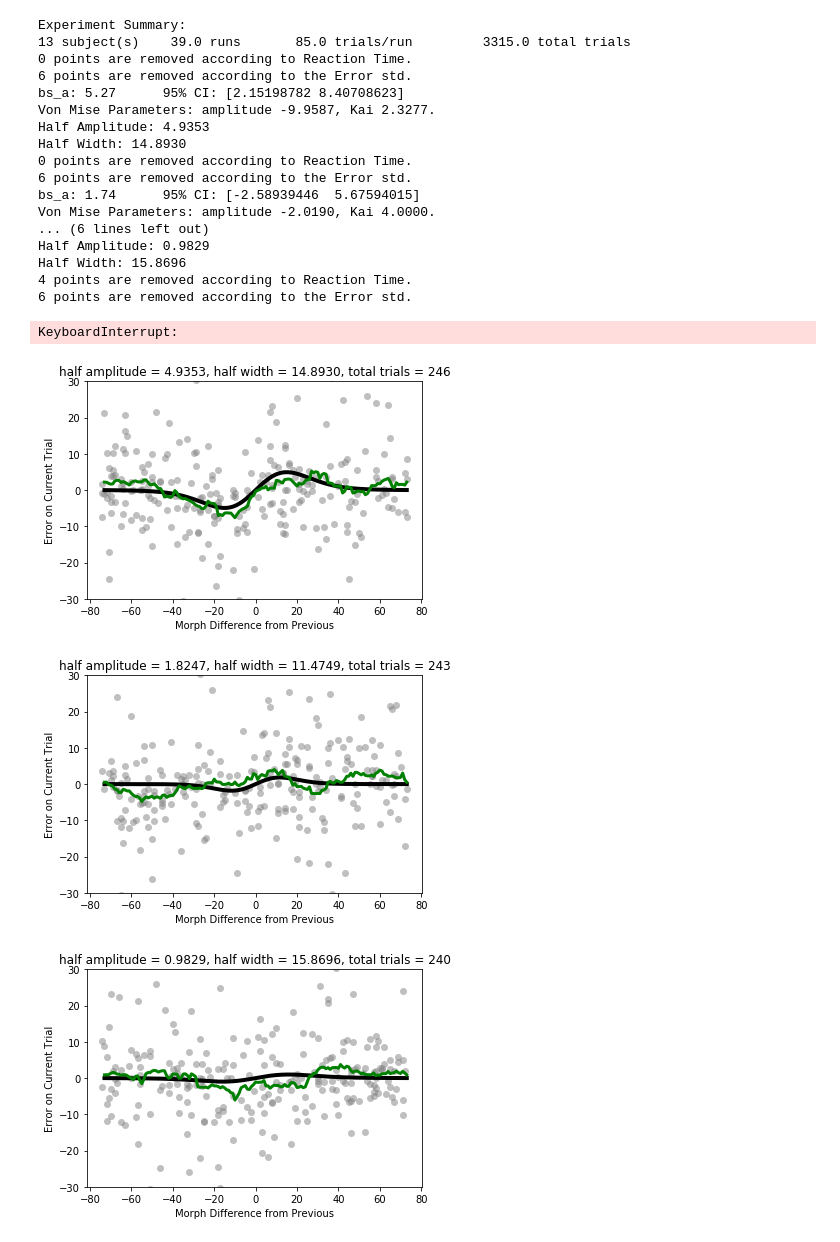
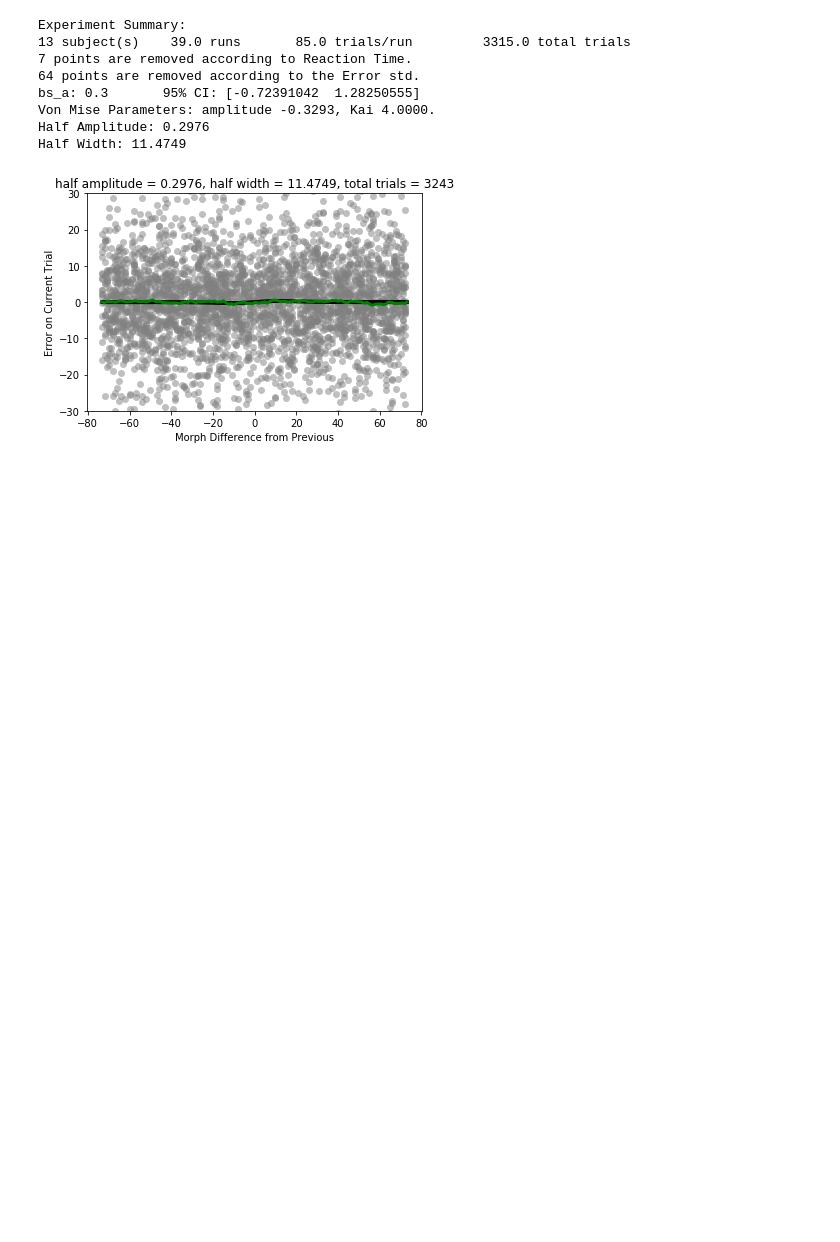
Before and after one commit to WhitneyLab/Serial_Dependence_Analysis_Base, a Jupyter notebook: Subject_JupyterNotebook_VonMises.ipynb, the cells around one changed output. Drawn from its saved outputs; the diff is of its cells as text; code cells hidden in the pictures; blank space fills up the shorter version.

```diff
--- a/Subject_JupyterNotebook_VonMises.ipynb
+++ b/Subject_JupyterNotebook_VonMises.ipynb
@@ -413,17 +413,17 @@ if __name__ == "__main__":
 #     y_bin1 = []
 #     x_bin2 = []
 #     y_bin2 = []
-    for i in range(len(dataList)):
+    #for i in range(len(dataList)):
 
-        temp_filename, _ = os.path.splitext(subjectList[i])
-        prefix = temp_filename.split('_')[0]
-        #prefix = 'SuperSubject'
+    #temp_filename, _ = os.path.splitext(subjectList[i])
+    #prefix = temp_filename.split('_')[0]
+    prefix = 'SuperSubject'
 
-        result_saving_path = results_path + prefix + '/'
-        os.mkdir(result_saving_path)
+    result_saving_path = results_path + prefix + '/'
+    os.mkdir(result_saving_path)
 
-        ## Loop through every trial back up to 3 ##
-        for j in range(3):
+    ## Loop through every trial back up to 3 ##
+    for j in range(3):
             #j = -2 ### change this to change the num of trials back
 
             nBack = j + 1
@@ -431,8 +431,8 @@ if __name__ == "__main__":
             result_saving_path_outputcsv = prefix + '_VM_output_' + str(nBack) + 'nBack.csv'
             # os.mkdir(result_saving_path)
 
-            ### Initialize a subject ###
-            subject = Subject(dataList[i], nBack, result_saving_path, bootstrap=True, permutation=False)
+            ### Initialize a subject ###List[i]
+            subject = Subject(data, nBack, result_saving_path, bootstrap=True, permutation=False)
 
                 #subject.save_RTfigure('ReactionTime.pdf')
             subject.outlier_removal_RT()
@@ -468,49 +468,37 @@ if __name__ == "__main__":
             subject.save_DerivativeVonMisesFigure('Morph Difference from Previous', result_saving_path_figure, stimuli_diff, filtered_responseError, 73, best_vals)
 
             #### Extract CSV ####
             subject.Extract_currentCSV(result_saving_path_outputcsv)
 
             ## Trials back and Reaction Time for Shape##
             # save_TrialsBack_RT_Figure(stimuli_diff, filtered_RT, 75, 'Morph Difference from Previous', result_saving_path + 'TrialsBack_RT_Shape.pdf')
 
             ## Von Mise fitting: Location Similarity##
             # best_vals = subject.VonMise_fitting(loc_diff, filtered_responseError)
             # subject.save_DerivativeVonMisesFigure('Angle Location Difference from Previous', 'LocationDiff_DerivativeVonMises.pdf', loc_diff, filtered_responseError, 180, best_vals)
 
             ## Trials back and Reaction Time for Location##
             # save_TrialsBack_RT_Figure(loc_diff, filtered_RT, 180, 'Location Difference from Previous', result_saving_path + 'TrialsBack_RT_Location.pdf')
     #     bootstraps = subject.VonMise_fitting(x_bin1, y_bin1, 75)
     #     mean_temp = round(np.mean(bootstraps), 2)
     #     CI_temp = np.percentile(bootstraps,[2.5,97.5])
     #     print("bin amplitude = " + str(mean_temp))
     #     print("bin CI = " + str(CI_temp))
     #     print("\n")
 
     #     bootstraps = subject.VonMise_fitting(x_bin2, y_bin2, 75)
     #     mean_temp = round(np.mean(bootstraps), 2)
     #     CI_temp = np.percentile(bootstraps,[2.5,97.5])
     #     print("bin amplitude = " + str(mean_temp))
     #     print("bin CI = " + str(CI_temp))
     #     print("\n")
 # %% [output]
 Experiment Summary:
 13 subject(s)    39.0 runs       85.0 trials/run         3315.0 total trials
-0 points are removed according to Reaction Time.
-6 points are removed according to the Error std.
-bs_a: 5.27      95% CI: [2.15198782 8.40708623]
-Von Mise Parameters: amplitude -9.9587, Kai 2.3277.
-Half Amplitude: 4.9353
-Half Width: 14.8930
-0 points are removed according to Reaction Time.
-6 points are removed according to the Error std.
-bs_a: 1.74      95% CI: [-2.58939446  5.67594015]
-Von Mise Parameters: amplitude -2.0190, Kai 4.0000.
-... (6 lines left out)
-Half Amplitude: 0.9829
-Half Width: 15.8696
-4 points are removed according to Reaction Time.
-6 points are removed according to the Error std.
+7 points are removed according to Reaction Time.
+64 points are removed according to the Error std.
+bs_a: 0.3       95% CI: [-0.72391042  1.28250555]
+Von Mise Parameters: amplitude -0.3293, Kai 4.0000.
+Half Amplitude: 0.2976
+Half Width: 11.4749
-KeyboardInterrupt:
-[figure, old version]
+[figure, new version]
-[figure, removed]
-[figure, removed]
```
Also changed, not shown: 14 other files.
